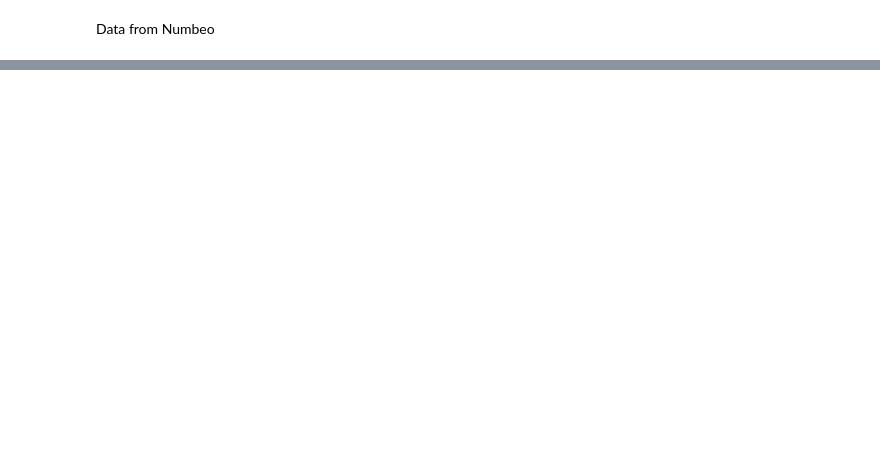
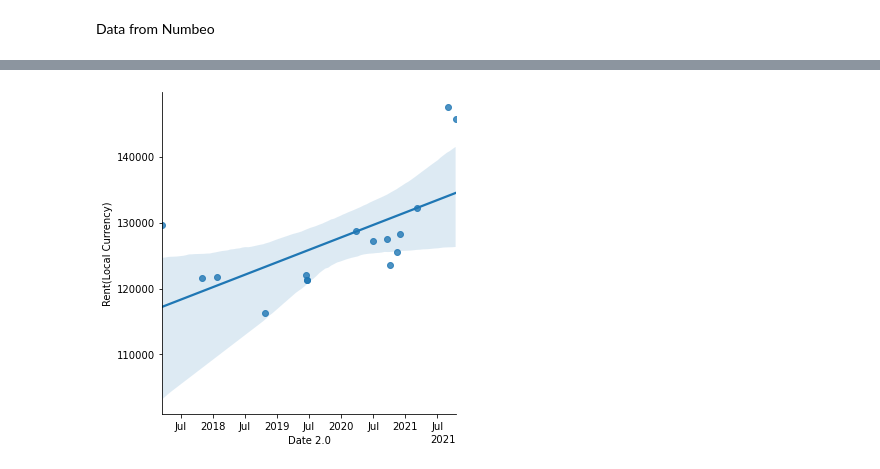
Before and after one commit to Tengri-Takeda/RentsInPlaces, a Jupyter notebook: Tokyo Rent Price.ipynb, the cells around one changed output, grey strips where cells are left out. Cells and saved outputs as stored; diff of their text form; code cells hidden in the pictures; blank space fills up the shorter version.

```diff
--- a/Tokyo Rent Price.ipynb
+++ b/Tokyo Rent Price.ipynb
@@ -49,0 +50,15 @@ AttributeError: 'FacetGrid' object has no attribute 'figure'
+# %%
+df['Date 2.0'] = pd.to_datetime(df['Date 2.0'])
+df['Date 2.0'] = mdates.date2num(df['Date 2.0'])
+
+import seaborn as sns
+
+g = sns.lmplot(x='Date 2.0', y='Rent(Local Currency)', data=df)
+
+locator = mdates.AutoDateLocator()
+formatter = mdates.ConciseDateFormatter(locator)
+
+g.ax.xaxis.set_major_locator(locator)
+g.ax.xaxis.set_major_formatter(formatter)
+# %% [output]
+[figure, added]
```
Also changed, not shown: parts of 6 cells of this notebook.
